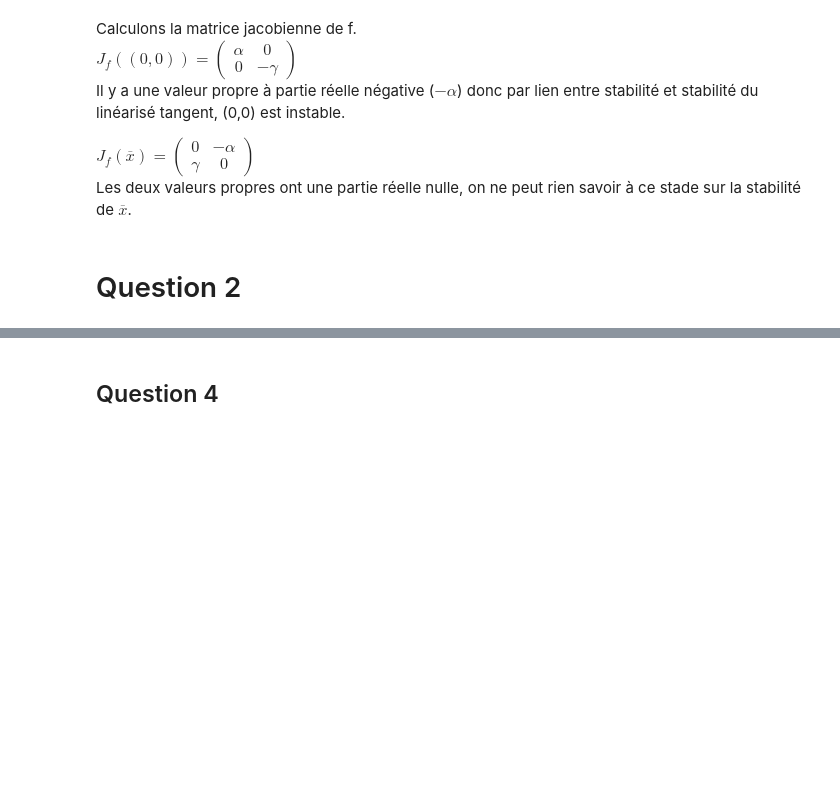
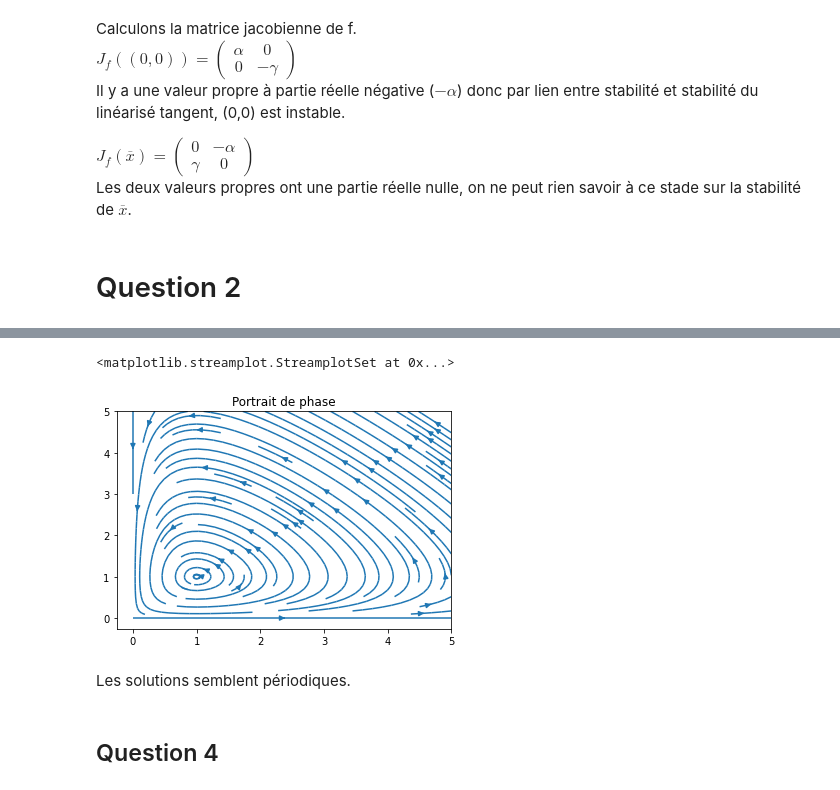
Before and after one commit to HugoDLM/Projet_num2, a Jupyter notebook: Rendu.ipynb, the cells around one changed output, grey strips where cells are left out. Cells and saved outputs as stored; diff of their text form; code cells hidden in the pictures; blank space fills up the shorter version.

```diff
--- a/Rendu.ipynb
+++ b/Rendu.ipynb
@@ -25,3 +40,11 @@ Les deux valeurs propres ont une partie réelle nulle, on ne peut rien savoir à
+# %%
+plt.title('Portrait de phase')
+plt.streamplot(X, Y, U, V)
+# %% [output]
+<matplotlib.streamplot.StreamplotSet at 0x...>
+[figure, added]
+# %% [markdown]
+Les solutions semblent périodiques.
 # %% [markdown]
 ## Question 4 ##
 # %% [markdown]
```
Also changed, not shown: parts of 6 cells of this notebook.
